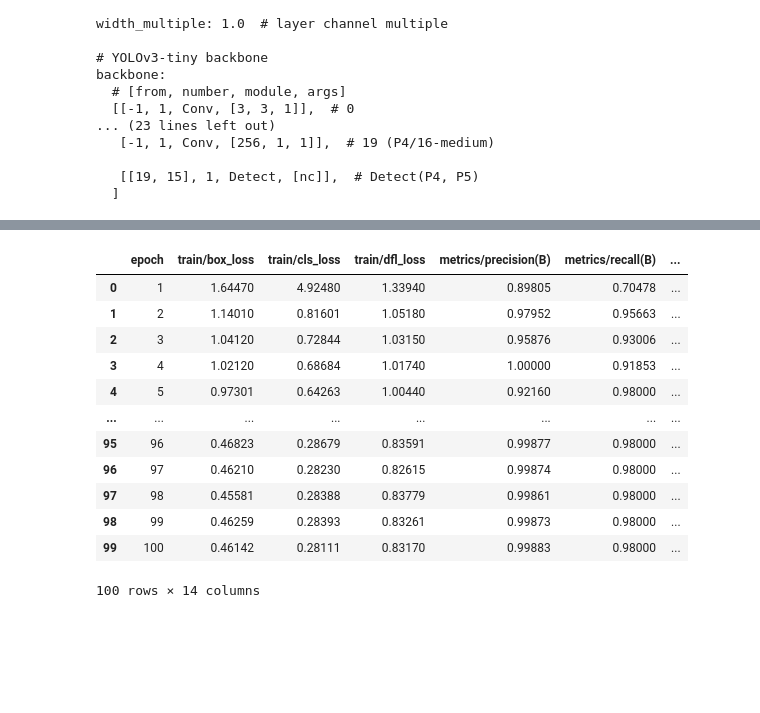
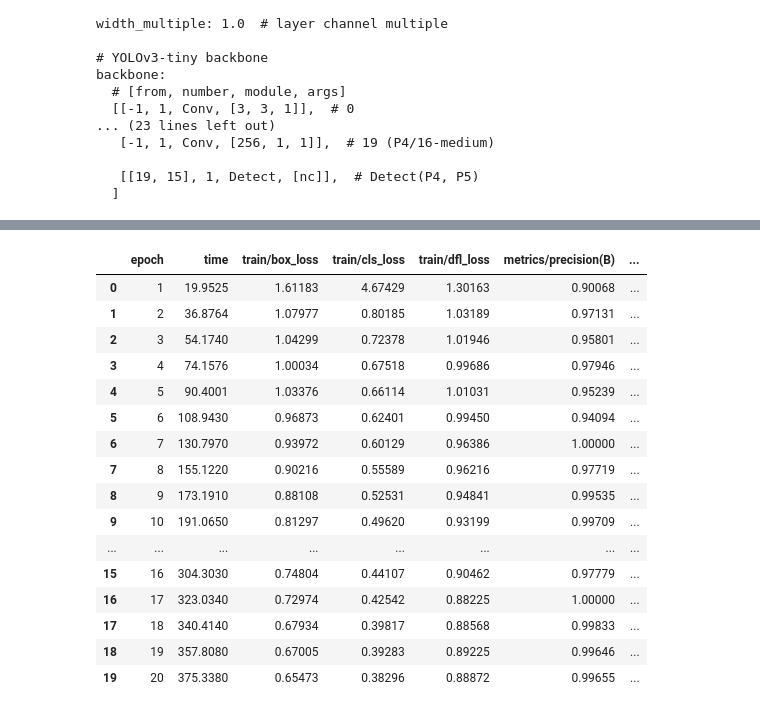
Before and after one commit to quanslack/PaDiM-Anomaly-Detection-Localization-master, a Jupyter notebook: yolo_vehicle_number_plate.ipynb, the cells around one changed output, grey strips where cells are left out. Saved outputs shown, nothing was run; the diff lists cells and outputs as text; code cells hidden in the pictures; blank space fills up the shorter version.

```diff
--- a/yolo_vehicle_number_plate.ipynb
+++ b/yolo_vehicle_number_plate.ipynb
@@ -497,25 +511,29 @@ Results saved to runs/detect/train12
 # %%
 
 
-training_results = pd.read_csv("/content/runs/detect/train12/results.csv")
+training_results = pd.read_csv("/content/runs/detect/train2/results.csv")
 list_column = [col.strip() for col in training_results.columns]
 training_results.columns = list_column
 
 training_results
 # %% [output]
-|  | epoch | train/box_loss | train/cls_loss | train/dfl_loss | metrics/precision(B) | metrics/recall(B) | ... |
-| 0 | 1 | 1.64470 | 4.92480 | 1.33940 | 0.89805 | 0.70478 | ... |
-| 1 | 2 | 1.14010 | 0.81601 | 1.05180 | 0.97952 | 0.95663 | ... |
-| 2 | 3 | 1.04120 | 0.72844 | 1.03150 | 0.95876 | 0.93006 | ... |
-| 3 | 4 | 1.02120 | 0.68684 | 1.01740 | 1.00000 | 0.91853 | ... |
-| 4 | 5 | 0.97301 | 0.64263 | 1.00440 | 0.92160 | 0.98000 | ... |
+|  | epoch | time | train/box_loss | train/cls_loss | train/dfl_loss | metrics/precision(B) | ... |
+| 0 | 1 | 19.9525 | 1.61183 | 4.67429 | 1.30163 | 0.90068 | ... |
+| 1 | 2 | 36.8764 | 1.07977 | 0.80185 | 1.03189 | 0.97131 | ... |
+| 2 | 3 | 54.1740 | 1.04299 | 0.72378 | 1.01946 | 0.95801 | ... |
+| 3 | 4 | 74.1576 | 1.00034 | 0.67518 | 0.99686 | 0.97946 | ... |
+| 4 | 5 | 90.4001 | 1.03376 | 0.66114 | 1.01031 | 0.95239 | ... |
+| 5 | 6 | 108.9430 | 0.96873 | 0.62401 | 0.99450 | 0.94094 | ... |
+| 6 | 7 | 130.7970 | 0.93972 | 0.60129 | 0.96386 | 1.00000 | ... |
+| 7 | 8 | 155.1220 | 0.90216 | 0.55589 | 0.96216 | 0.97719 | ... |
+| 8 | 9 | 173.1910 | 0.88108 | 0.52531 | 0.94841 | 0.99535 | ... |
+| 9 | 10 | 191.0650 | 0.81297 | 0.49620 | 0.93199 | 0.99709 | ... |
 | ... | ... | ... | ... | ... | ... | ... | ... |
-| 95 | 96 | 0.46823 | 0.28679 | 0.83591 | 0.99877 | 0.98000 | ... |
-| 96 | 97 | 0.46210 | 0.28230 | 0.82615 | 0.99874 | 0.98000 | ... |
-| 97 | 98 | 0.45581 | 0.28388 | 0.83779 | 0.99861 | 0.98000 | ... |
-| 98 | 99 | 0.46259 | 0.28393 | 0.83261 | 0.99873 | 0.98000 | ... |
-| 99 | 100 | 0.46142 | 0.28111 | 0.83170 | 0.99883 | 0.98000 | ... |
+| 15 | 16 | 304.3030 | 0.74804 | 0.44107 | 0.90462 | 0.97779 | ... |
+| 16 | 17 | 323.0340 | 0.72974 | 0.42542 | 0.88225 | 1.00000 | ... |
+| 17 | 18 | 340.4140 | 0.67934 | 0.39817 | 0.88568 | 0.99833 | ... |
+| 18 | 19 | 357.8080 | 0.67005 | 0.39283 | 0.89225 | 0.99646 | ... |
+| 19 | 20 | 375.3380 | 0.65473 | 0.38296 | 0.88872 | 0.99655 | ... |
-100 rows × 14 columns
 # %%
 # Training and Validation Loss
 
```
Also changed, not shown: parts of 32 cells of this notebook.
